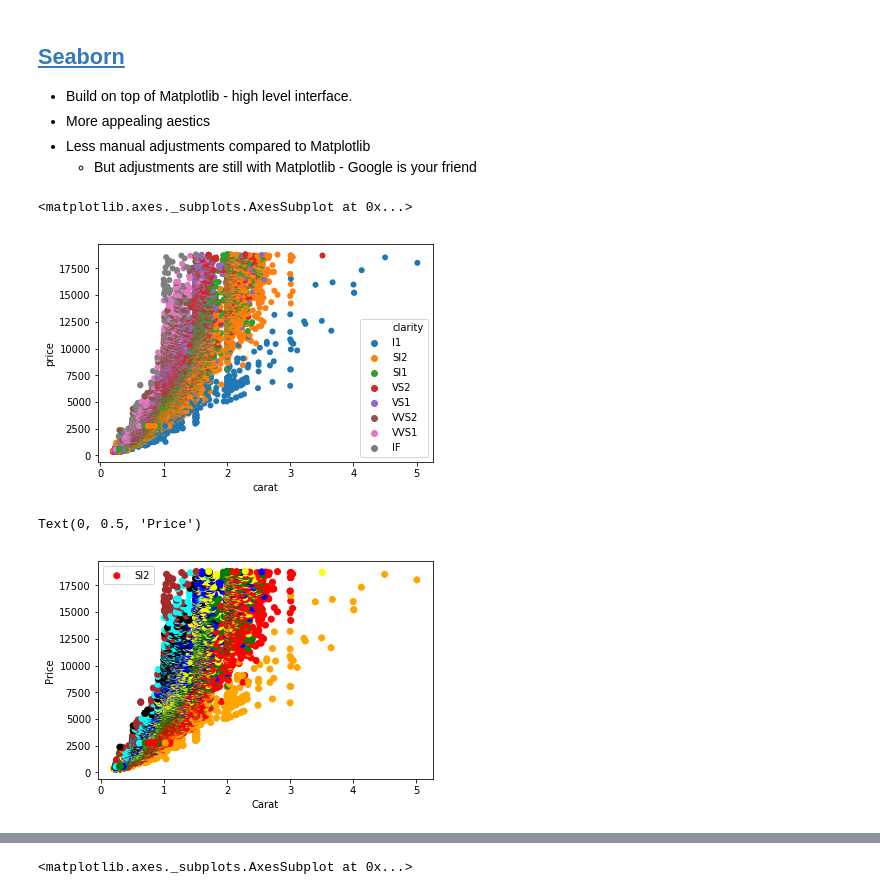
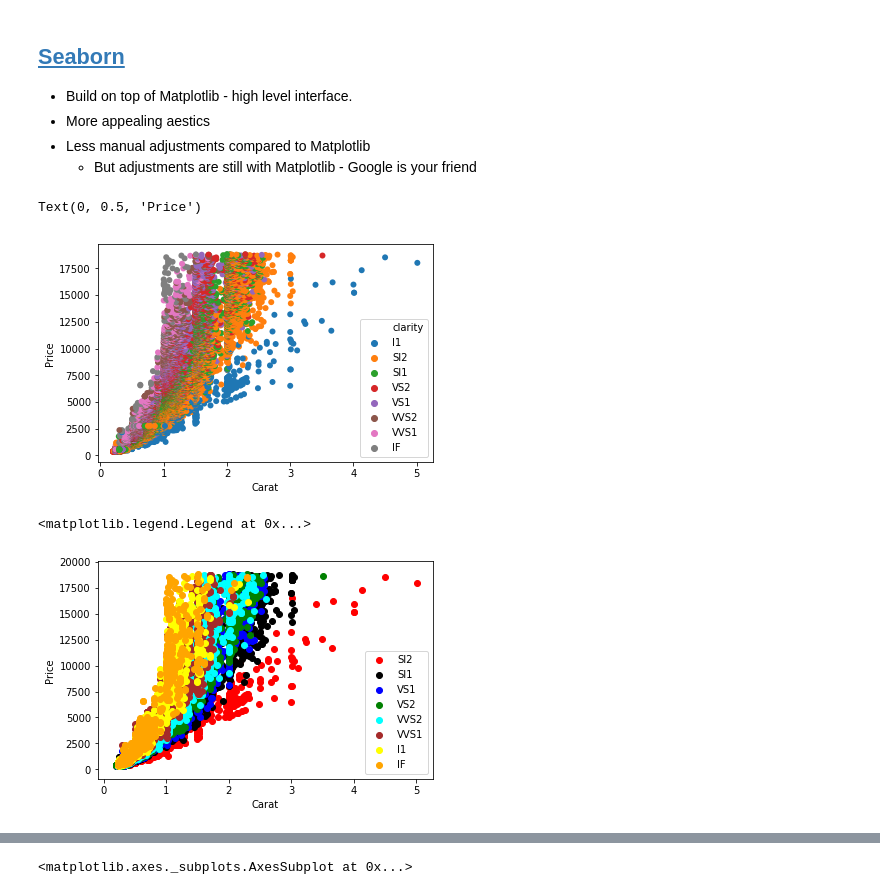
Before and after one commit to CALDISS-AAU/sdsphd20, a Jupyter notebook: notebooks/mon23/visualization.ipynb, the cells around one changed output, grey strips where cells are left out. Saved outputs shown, nothing was run; the diff lists cells and outputs as text; code cells hidden in the pictures.

Commit message:
cleared up output and more matplotlib examples

```diff
--- a/notebooks/mon23/visualization.ipynb
+++ b/notebooks/mon23/visualization.ipynb
@@ -41,23 +41,30 @@ import matplotlib.pyplot as plt
 diamonds = sns.load_dataset("diamonds")
 
 clarity_ranking = ["I1", "SI2", "SI1", "VS2", "VS1", "VVS2", "VVS1", "IF"]
-sns.scatterplot(x="carat", y="price",
+ax = sns.scatterplot(x="carat", y="price",
                 hue="clarity",
-                #style='clarity', redundant encoding
+                #style='clarity', #redundant encoding
                 hue_order=clarity_ranking,
                 linewidth=0, # remove white edge
                 data=diamonds)
+#ax.set(xlabel='Carat', ylabel='Price')
+plt.xlabel('Carat')
+plt.ylabel('Price')
 # %% [output]
-<matplotlib.axes._subplots.AxesSubplot at 0x...>
+Text(0, 0.5, 'Price')
 [figure]
 # %%
-mapping = {'SI2': 'red', 'SI1': 'green', 'VS1': 'blue', 'VS2': 'yellow', 'VVS2': 'black', 'VVS1' : 'cyan', 'I1': 'orange', 'IF' : 'brown'}
+manual_colors = {'red', 'green', 'blue', 'yellow', 'black', 'cyan', 'orange', 'brown'}
 # %%
 # with scatterplot
-plt.scatter(x=diamonds['carat'], y=diamonds['price'], c=diamonds['clarity'].map(mapping))
-plt.legend(mapping)
+ax = plt.subplot()
+for clarity, color in zip(clarity_ranking, manual_colors):
+    I = diamonds['clarity'] == clarity
+    ax.scatter(x=diamonds['carat'][I], y=diamonds['price'][I], c=(color,))
+
 plt.xlabel('Carat')
 plt.ylabel('Price')
+plt.legend(mapping.keys())
 # %% [output]
-Text(0, 0.5, 'Price')
+<matplotlib.legend.Legend at 0x...>
-[figure, old version]
+[figure, new version]
```
Also changed, not shown: parts of 10 cells of this notebook, 3 other files.
